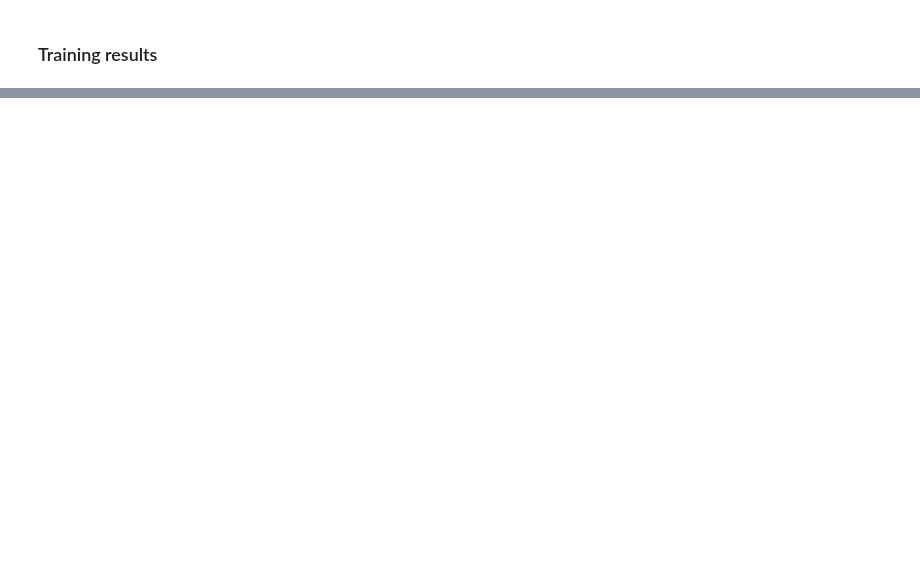
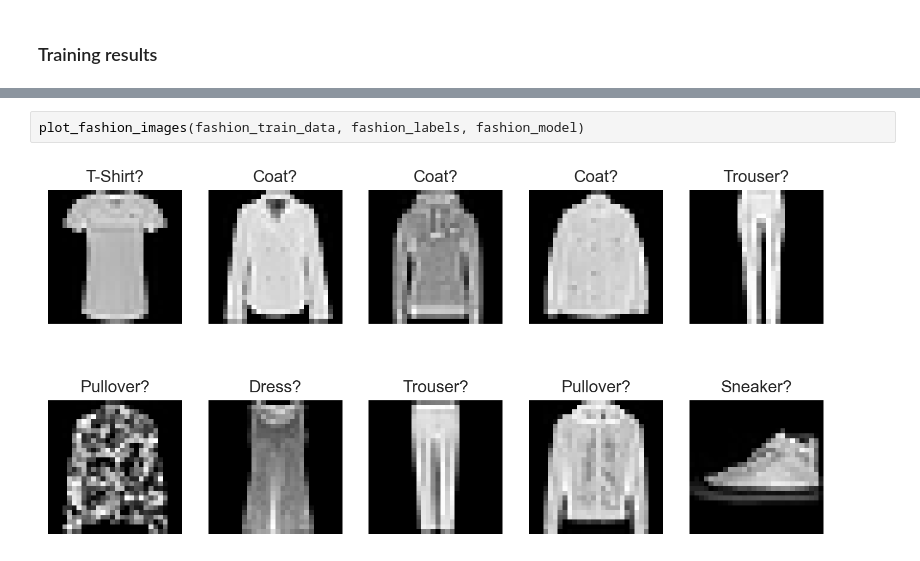
Before and after one commit to bpesquet/ainotes, a Jupyter notebook: docs/ml/ann.ipynb, the cells around one changed output, grey strips where cells are left out. Drawn from its saved outputs; the diff is of its cells as text; blank space fills up the shorter version.

```diff
--- a/docs/ml/ann.ipynb
+++ b/docs/ml/ann.ipynb
@@ -813,0 +828,4 @@ plot_loss_acc(fashion_history)
+# %%
+plot_fashion_images(fashion_train_data, fashion_labels, fashion_model)
+# %% [output]
+[figure, added]
```
Also changed, not shown: parts of 12 cells of this notebook, 3 other files.
